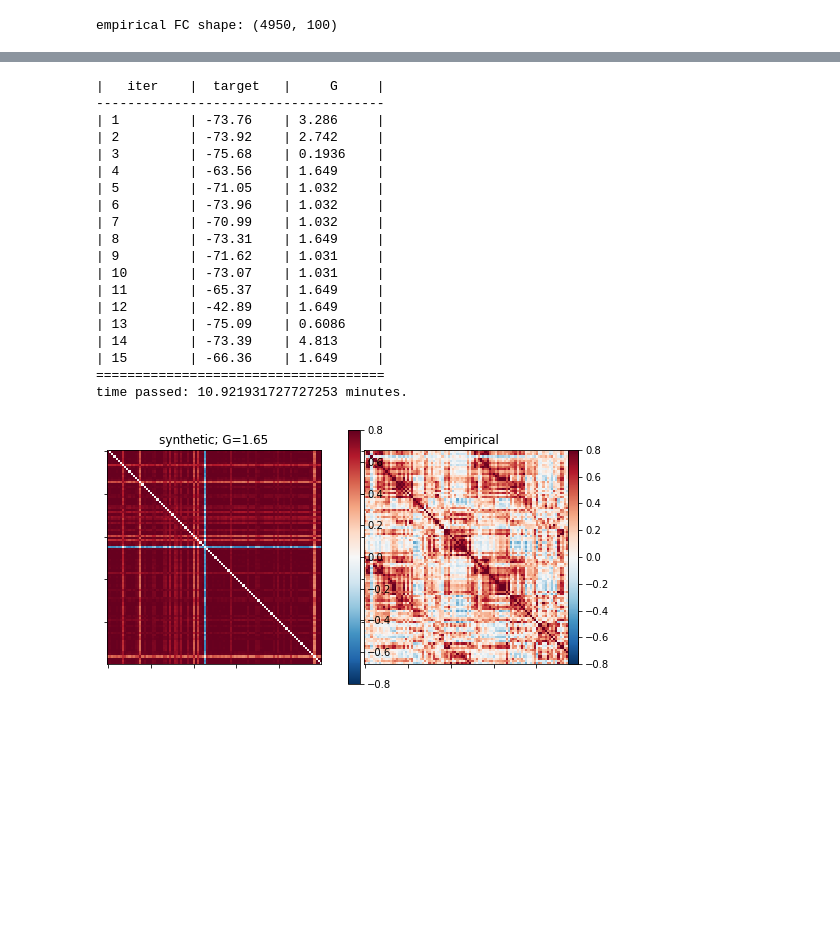
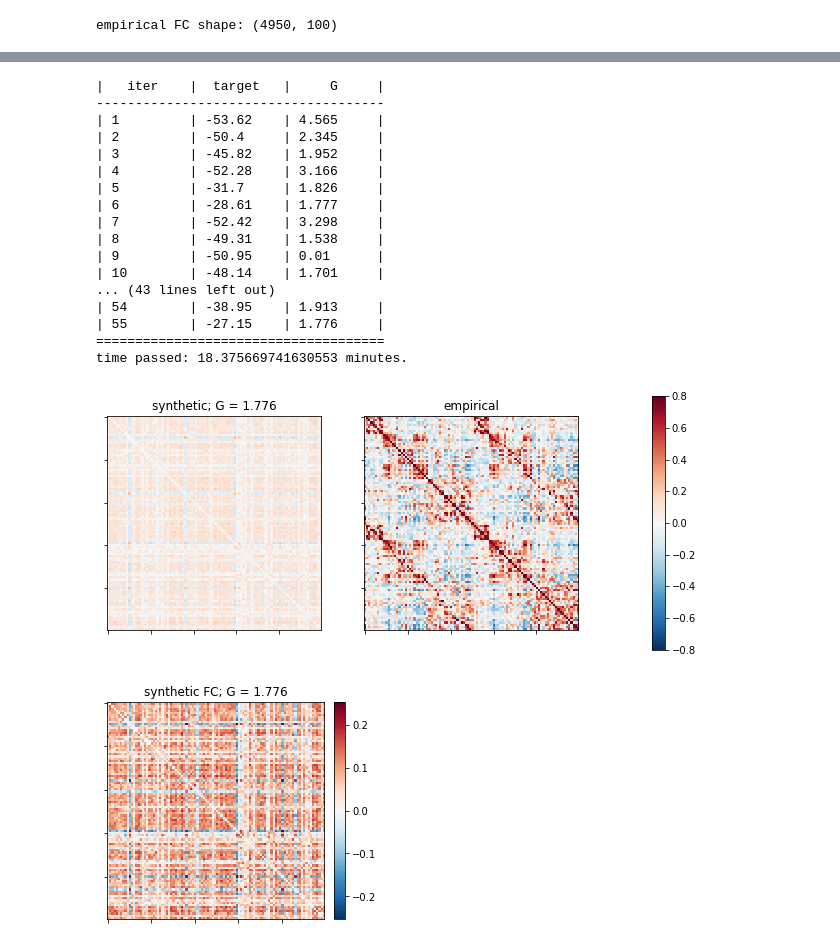
Before and after one commit to hannatolle/brain-models, a Jupyter notebook: brain_modeling.ipynb, the cells around one changed output, grey strips where cells are left out. Drawn from its saved outputs; the diff is of its cells as text; code cells hidden in the pictures; blank space fills up the shorter version.

```diff
--- a/brain_modeling.ipynb
+++ b/brain_modeling.ipynb
@@ -80,9 +84,15 @@ exampleFC = conn_measure2d.fit_transform([empirical_bold[0]]).squeeze()
 np.fill_diagonal(exampleFC, 0)
 exampleSC = empirical_SC[0]
 
-fig, (ax0, ax1) = plt.subplots(1,2, figsize=(10, 22));
-plotting.plot_matrix(exampleFC, vmax=0.8, vmin=-0.8, colorbar=True, axes=ax0);
-plotting.plot_matrix(exampleSC, colorbar=True, axes=ax1);
-ax0.set_title('example FC');
-ax1.set_title('example SC');
+fig, ax = plt.subplots();
+im = plotting.plot_matrix(exampleFC, vmax=0.8, vmin=-0.8, colorbar=False, axes=ax);
+plt.colorbar(im, fraction=0.05, pad=0.03);
+ax.set_title("example FC");
+plt.show()
+
+fig, ax = plt.subplots();
+im = plotting.plot_matrix(exampleSC, colorbar=False, axes=ax);
+plt.colorbar(im, fraction=0.05, pad=0.03);
+ax.set_title("example SC");
+plt.show()
 # %% [output]
@@ -210,53 +258,60 @@ cbar = ax.figure.colorbar(im, ax=ax)
 # %%
-# test: fit model to empirical FC of subject 0
+# test: fit model to empirical FC of random subject
 import time
 
-exampleSub = 0
+exampleSub = 29
 
 start = time.time()
-model = BrainModel()
-model.fit(empirical_FC[:, exampleSub], ms=120000, init_points=5, n_iter=10)
+model = BrainModel(C=empirical_SC[exampleSub])
+model.fit(empirical_FC[:, exampleSub], ms=120000, init_points=5, n_iter=50)
 end = time.time()
 print(f"time passed: {(end-start)/60} minutes.")
 # %% [output]
 |   iter    |  target   |     G     |
 -------------------------------------
-| 1         | -73.76    | 3.286     |
-| 2         | -73.92    | 2.742     |
-| 3         | -75.68    | 0.1936    |
-| 4         | -63.56    | 1.649     |
-| 5         | -71.05    | 1.032     |
-| 6         | -73.96    | 1.032     |
-| 7         | -70.99    | 1.032     |
-| 8         | -73.31    | 1.649     |
-| 9         | -71.62    | 1.031     |
-| 10        | -73.07    | 1.031     |
-| 11        | -65.37    | 1.649     |
-| 12        | -42.89    | 1.649     |
-| 13        | -75.09    | 0.6086    |
-| 14        | -73.39    | 4.813     |
-| 15        | -66.36    | 1.649     |
+| 1         | -53.62    | 4.565     |
+| 2         | -50.4     | 2.345     |
+| 3         | -45.82    | 1.952     |
+| 4         | -52.28    | 3.166     |
+| 5         | -31.7     | 1.826     |
+| 6         | -28.61    | 1.777     |
+| 7         | -52.42    | 3.298     |
+| 8         | -49.31    | 1.538     |
+| 9         | -50.95    | 0.01      |
+| 10        | -48.14    | 1.701     |
+... (43 lines left out)
+| 54        | -38.95    | 1.913     |
+| 55        | -27.15    | 1.776     |
 =====================================
-time passed: 10.921931727727253 minutes.
+time passed: 18.375669741630553 minutes.
 # %%
 # visual assessment of model fit
 
 # synthesize BOLD data
 timesteps = 120000 # miliseconds
 bold = model.run(timesteps)
 
 # compute synthetic FC
 FCsynth = conn_measure2d.fit_transform([bold.transpose()]).squeeze()
 np.fill_diagonal(FCsynth, 0)
 
 # compute empirical FC of sub0
 FCemp = conn_measure2d.fit_transform([empirical_bold[exampleSub]]).squeeze()
 
 # plot synthetic and empirical FC next to each other
-fig, (ax0, ax1) = plt.subplots(1,2, figsize=(10, 22));
-plotting.plot_matrix(FCsynth, vmax=0.8, vmin=-0.8, colorbar=True, axes=ax0);
+fig, (ax0, ax1) = plt.subplots(1, 2, figsize=(10, 22));
+plotting.plot_matrix(FCsynth, vmax=0.8, vmin=-0.8, colorbar=False, axes=ax0);
 plotting.plot_matrix(FCemp, vmax=0.8, vmin=-0.8, colorbar=True, axes=ax1);
-ax0.set_title(f"synthetic; G={np.round(model.params['G'], 2)}");
+ax0.set_title(f"synthetic; G = {np.round(model.get_G(), 3)}");
 ax1.set_title('empirical');
+
+# plot synthetic once again with different colour range
+fig, ax = plt.subplots();
+scaling = np.max(FCsynth) if np.max(FCsynth)>(-np.min(FCsynth)) else (-np.min(FCsynth))
+im = plotting.plot_matrix(FCsynth, vmax=scaling, vmin=-scaling, colorbar=False, axes=ax);
+plt.colorbar(im, fraction=0.05, pad=0.03);
+ax.set_title(f"synthetic FC; G = {np.round(model.get_G(), 3)}");
+plt.show()
 # %% [output]
-[figure, old version]
+[figure, new version]
+[figure, added]
```
Also changed, not shown: parts of 7 cells of this notebook.
